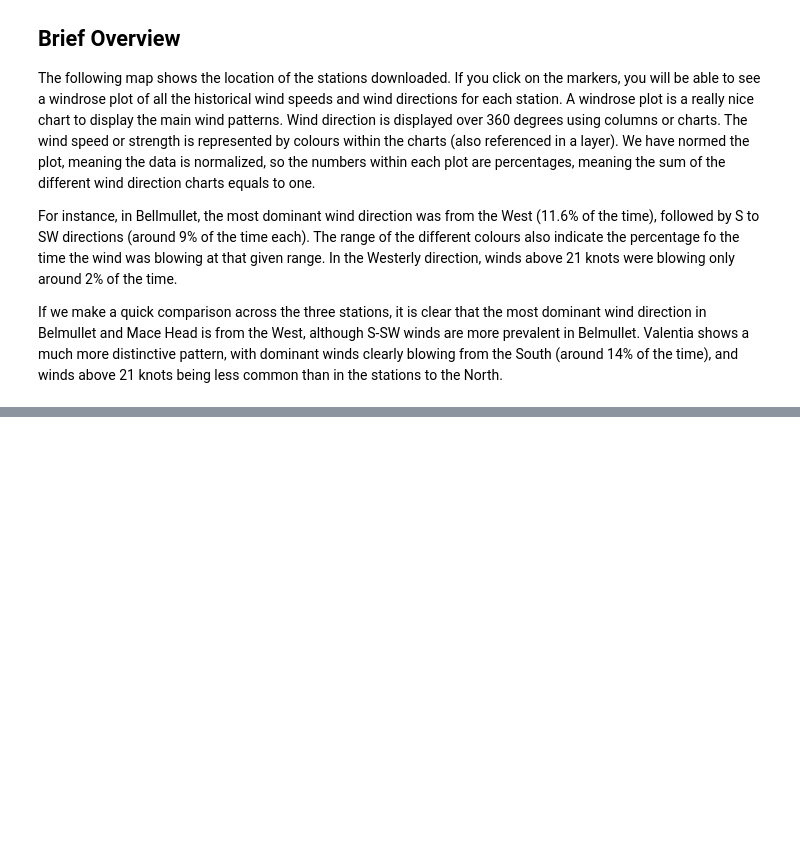
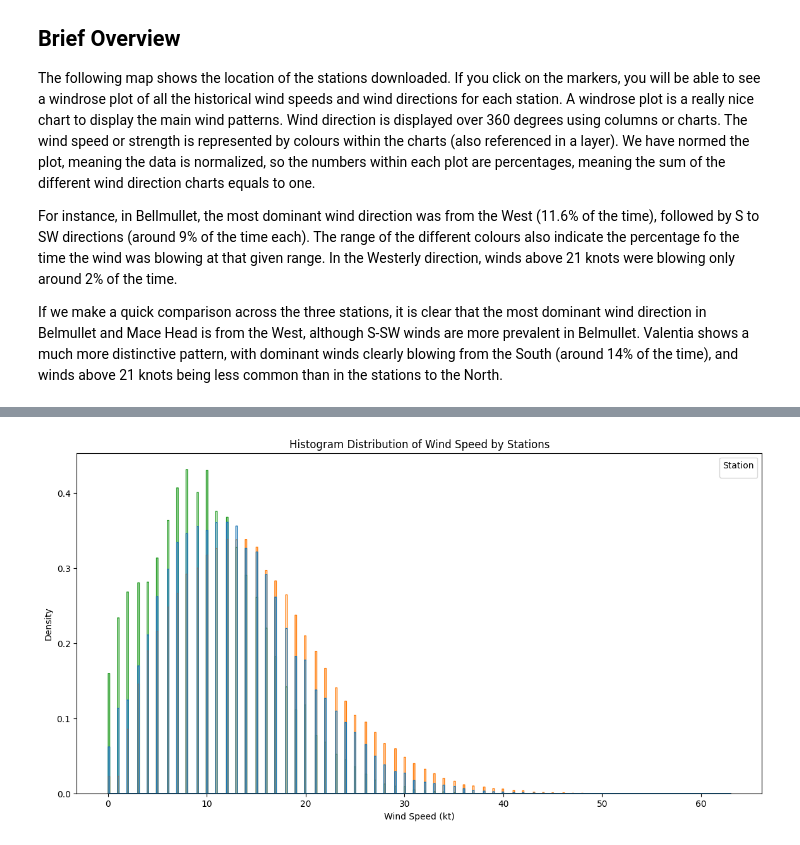
Before and after one commit to gfmg/PFDA, a Jupyter notebook: project/IRL_WestCoast_WindAnalysis.ipynb, the cells around one changed output, grey strips where cells are left out. Saved outputs shown, nothing was run; the diff lists cells and outputs as text; code cells hidden in the pictures; blank space fills up the shorter version.

```diff
--- a/project/IRL_WestCoast_WindAnalysis.ipynb
+++ b/project/IRL_WestCoast_WindAnalysis.ipynb
@@ -182,0 +172,10 @@ plt.show()
+# %%
+plt.figure(figsize=(14, 7))
+sns.histplot(data=data, x='wdsp', hue='name', element='step', stat='density', common_norm=False)
+plt.xlabel('Wind Speed (kt)')
+plt.ylabel('Density')
+plt.title('Histogram Distribution of Wind Speed by Stations')
+plt.legend(title='Station')
+plt.show()
+# %% [output]
+[figure, added]
```
Also changed, not shown: parts of 8 cells of this notebook.
